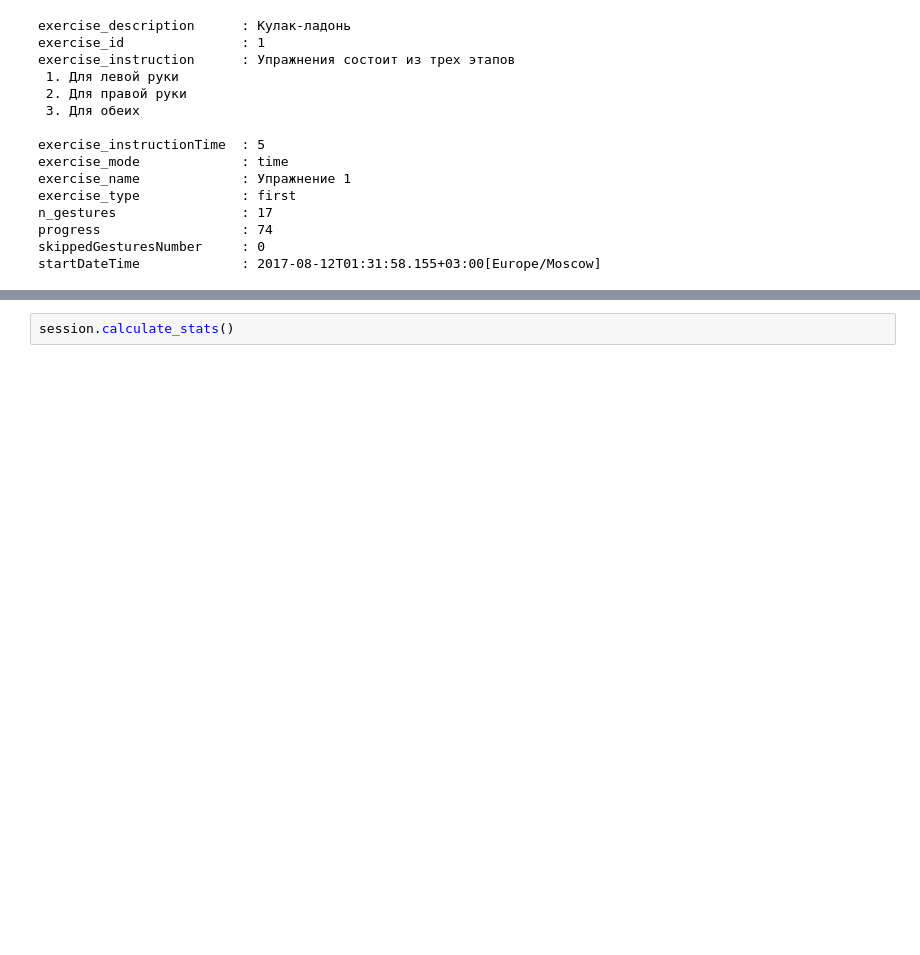
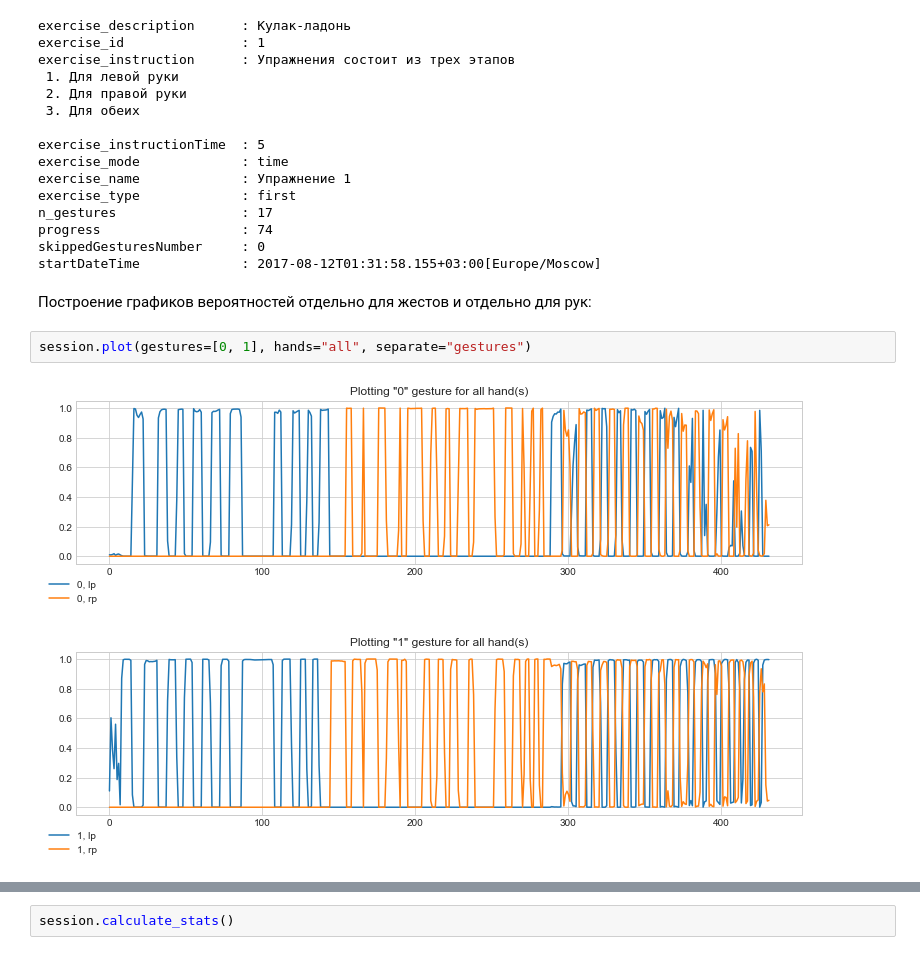
Before and after one commit to lysuhin/visme-notebooks, a Jupyter notebook: session-analysis.ipynb, the cells around one changed output, grey strips where cells are left out. Saved outputs shown, nothing was run; the diff lists cells and outputs as text; blank space fills up the shorter version.

Commit message:
Фикс в session-analysis

```diff
--- a/session-analysis.ipynb
+++ b/session-analysis.ipynb
@@ -208,6 +213,13 @@ n_gestures                : 17
 progress                  : 74
 skippedGesturesNumber     : 0
 startDateTime             : 2017-08-12T01:31:58.155+03:00[Europe/Moscow]
+# %% [markdown]
+Построение графиков вероятностей отдельно для жестов и отдельно для рук:
+# %%
+session.plot(gestures=[0, 1], hands="all", separate="gestures")
+# %% [output]
+[figure, added]
+[figure, added]
 # %%
 session.plot(gestures=[0, 1], hands="all", separate="hands")
 # %% [output]
```
Also changed, not shown: parts of 6 cells of this notebook.
